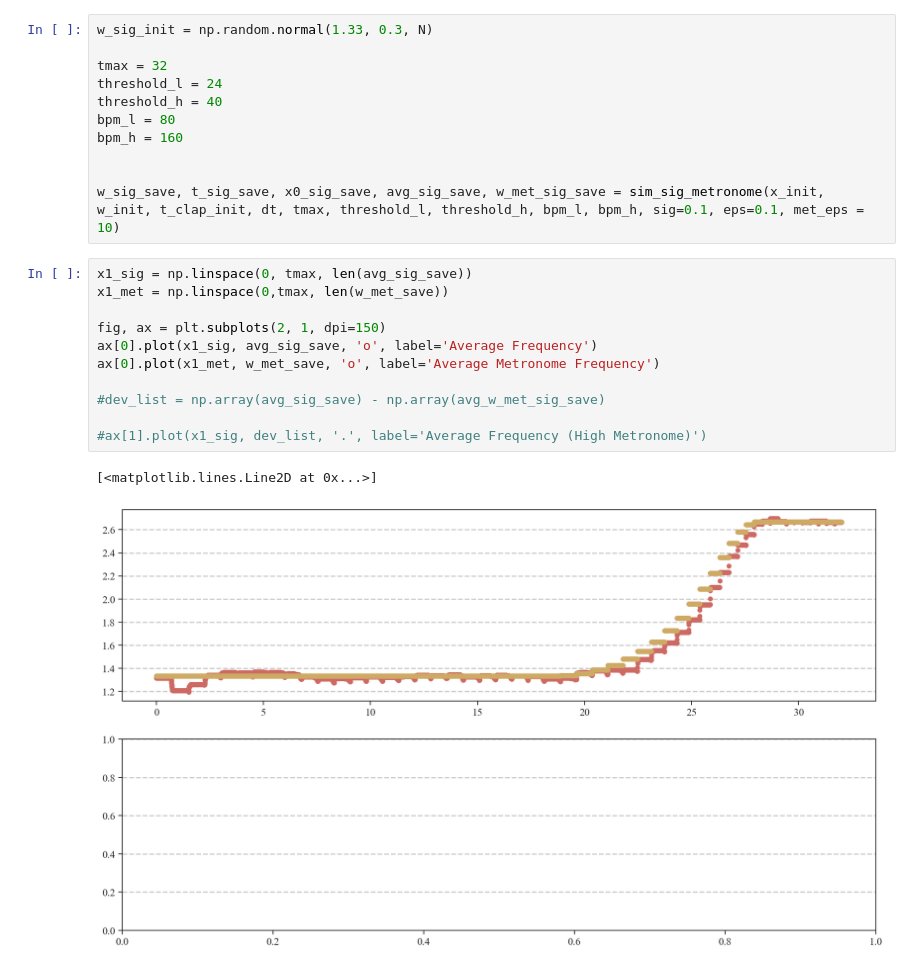
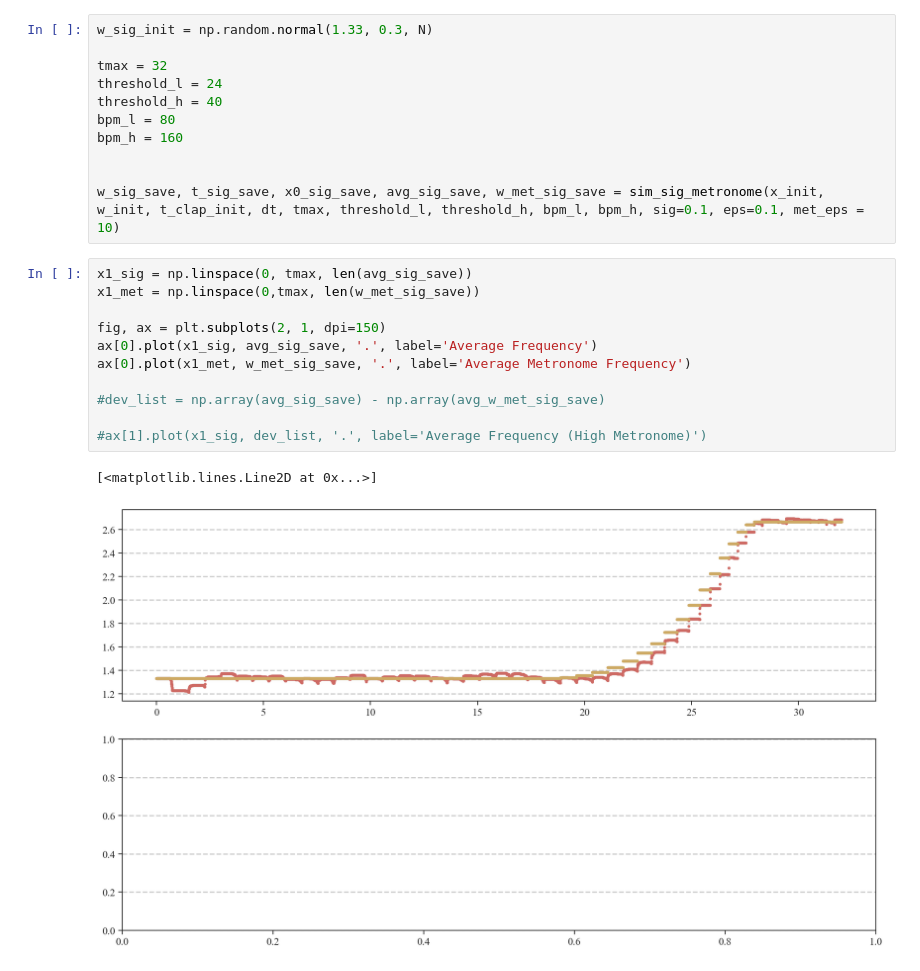
Before and after one commit to nielsdavidsen/Bachelor_2024, a Jupyter notebook: simulation_with_metronome.ipynb, the cells around one changed output. Saved outputs shown, nothing was run; the diff lists cells and outputs as text.

```diff
--- a/simulation_with_metronome.ipynb
+++ b/simulation_with_metronome.ipynb
@@ -263,15 +271,15 @@ bpm_h = 160
 w_sig_save, t_sig_save, x0_sig_save, avg_sig_save, w_met_sig_save = sim_sig_metronome(x_init, w_init, t_clap_init, dt, tmax, threshold_l, threshold_h, bpm_l, bpm_h, sig=0.1, eps=0.1, met_eps = 10)
 # %%
 x1_sig = np.linspace(0, tmax, len(avg_sig_save))
-x1_met = np.linspace(0,tmax, len(w_met_save))
+x1_met = np.linspace(0,tmax, len(w_met_sig_save))
 
 fig, ax = plt.subplots(2, 1, dpi=150)
-ax[0].plot(x1_sig, avg_sig_save, 'o', label='Average Frequency')
-ax[0].plot(x1_met, w_met_save, 'o', label='Average Metronome Frequency')
+ax[0].plot(x1_sig, avg_sig_save, '.', label='Average Frequency')
+ax[0].plot(x1_met, w_met_sig_save, '.', label='Average Metronome Frequency')
 
 #dev_list = np.array(avg_sig_save) - np.array(avg_w_met_sig_save)
 
 #ax[1].plot(x1_sig, dev_list, '.', label='Average Frequency (High Metronome)')
 # %% [output]
 [<matplotlib.lines.Line2D at 0x...>]
-[figure, old version]
+[figure, new version]
```
Also changed, not shown: parts of 4 cells of this notebook.
